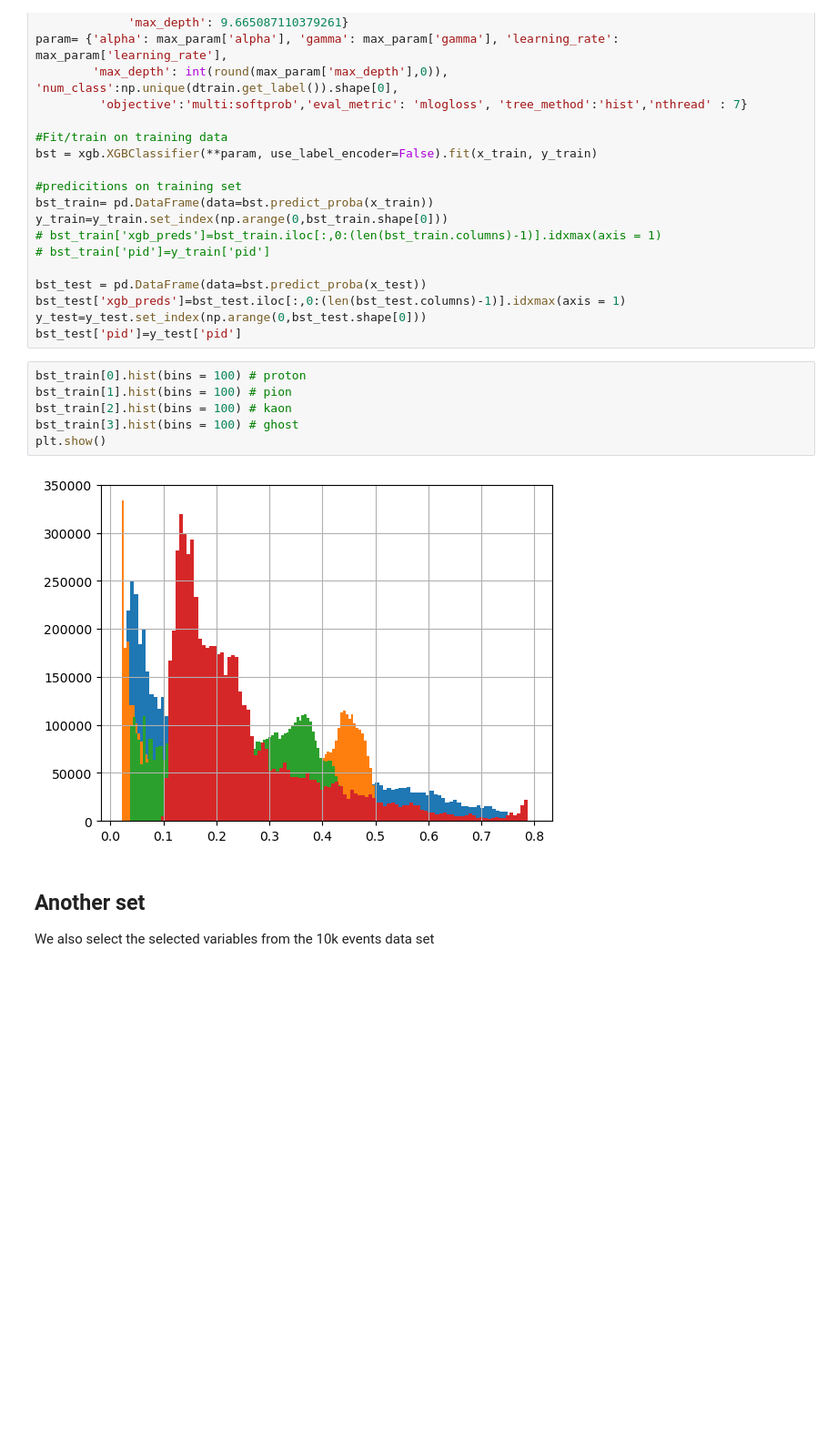
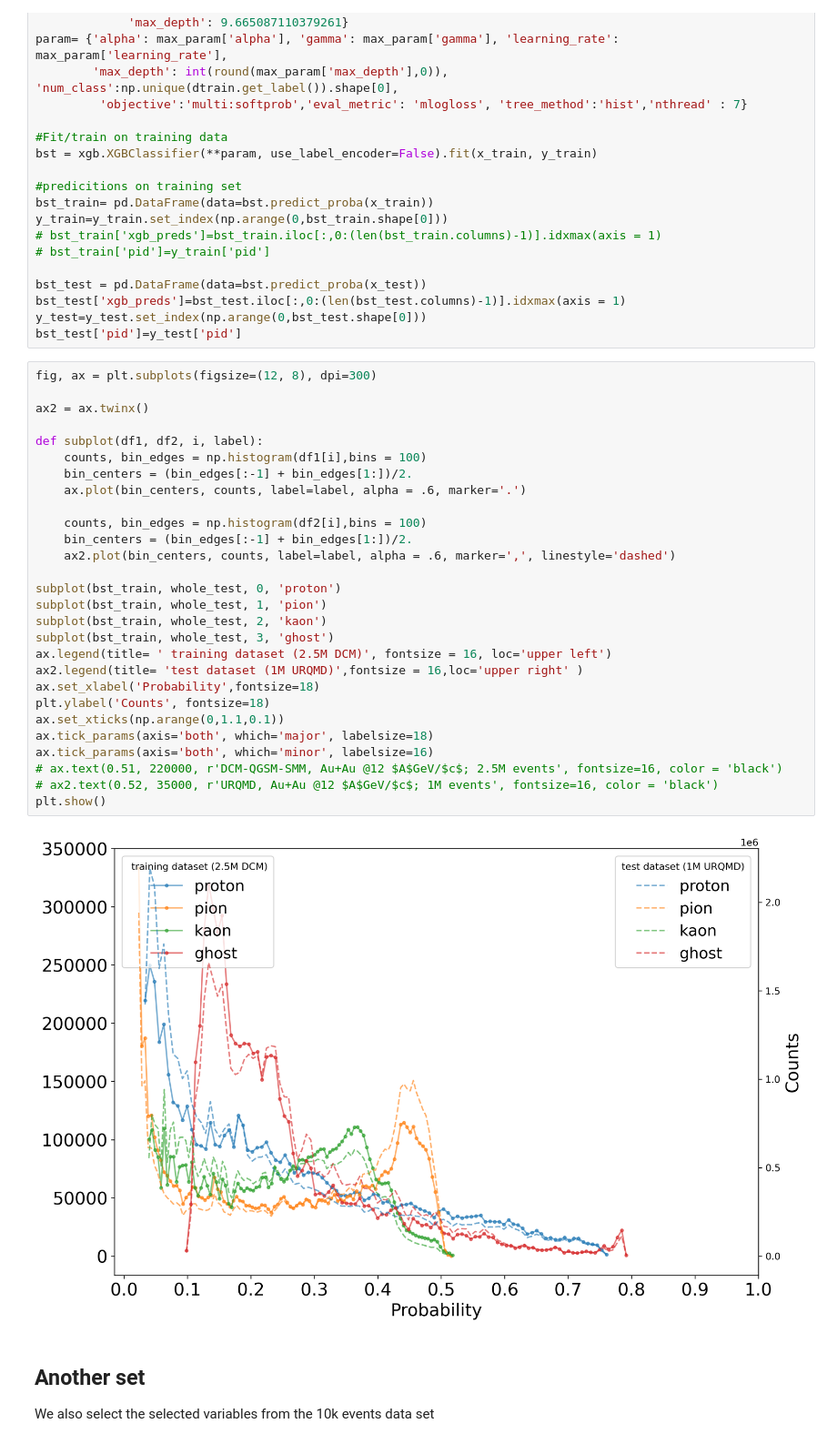
Before and after one commit to julnow/inz, a Jupyter notebook: jupyter/ml_xgb_12agev-chi2geo.ipynb, the cells around one changed output. Shown at 91% size. Saved outputs shown, nothing was run; the diff lists cells and outputs as text; blank space fills up the shorter version.

Commit message:
comp graph

```diff
--- a/jupyter/ml_xgb_12agev-chi2geo.ipynb
+++ b/jupyter/ml_xgb_12agev-chi2geo.ipynb
@@ -246,14 +246,36 @@ bst_test = pd.DataFrame(data=bst.predict_proba(x_test))
 bst_test['xgb_preds']=bst_test.iloc[:,0:(len(bst_test.columns)-1)].idxmax(axis = 1)
 y_test=y_test.set_index(np.arange(0,bst_test.shape[0]))
 bst_test['pid']=y_test['pid']
-# %%
-bst_train[0].hist(bins = 100) # proton
-bst_train[1].hist(bins = 100) # pion
-bst_train[2].hist(bins = 100) # kaon
-bst_train[3].hist(bins = 100) # ghost
-plt.show()
-# %% [output]
-[figure, removed]
+# %%
+fig, ax = plt.subplots(figsize=(12, 8), dpi=300)
+
+ax2 = ax.twinx()
+
+def subplot(df1, df2, i, label):
+    counts, bin_edges = np.histogram(df1[i],bins = 100)
+    bin_centers = (bin_edges[:-1] + bin_edges[1:])/2.
+    ax.plot(bin_centers, counts, label=label, alpha = .6, marker='.')
+
+    counts, bin_edges = np.histogram(df2[i],bins = 100)
+    bin_centers = (bin_edges[:-1] + bin_edges[1:])/2.
+    ax2.plot(bin_centers, counts, label=label, alpha = .6, marker=',', linestyle='dashed')
+
+subplot(bst_train, whole_test, 0, 'proton')
+subplot(bst_train, whole_test, 1, 'pion')
+subplot(bst_train, whole_test, 2, 'kaon')
+subplot(bst_train, whole_test, 3, 'ghost')
+ax.legend(title= ' training dataset (2.5M DCM)', fontsize = 16, loc='upper left')
+ax2.legend(title= 'test dataset (1M URQMD)',fontsize = 16,loc='upper right' )
+ax.set_xlabel('Probability',fontsize=18)
+plt.ylabel('Counts', fontsize=18)
+ax.set_xticks(np.arange(0,1.1,0.1))
+ax.tick_params(axis='both', which='major', labelsize=18)
+ax.tick_params(axis='both', which='minor', labelsize=16)
+# ax.text(0.51, 220000, r'DCM-QGSM-SMM, Au+Au @12 $A$GeV/$c$; 2.5M events', fontsize=16, color = 'black')
+# ax2.text(0.52, 35000, r'URQMD, Au+Au @12 $A$GeV/$c$; 1M events', fontsize=16, color = 'black')
+plt.show()
+# %% [output]
+[figure, added]
 # %% [markdown]
 ## Another set
 We also select the selected variables from the 10k events data set
```
Also changed, not shown: parts of 1 cell of this notebook.
